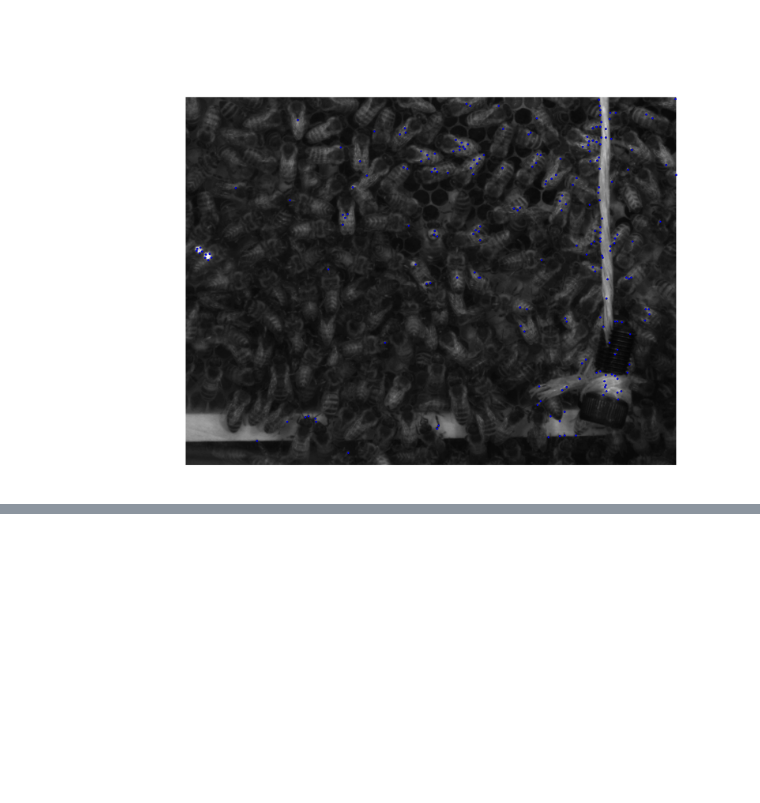
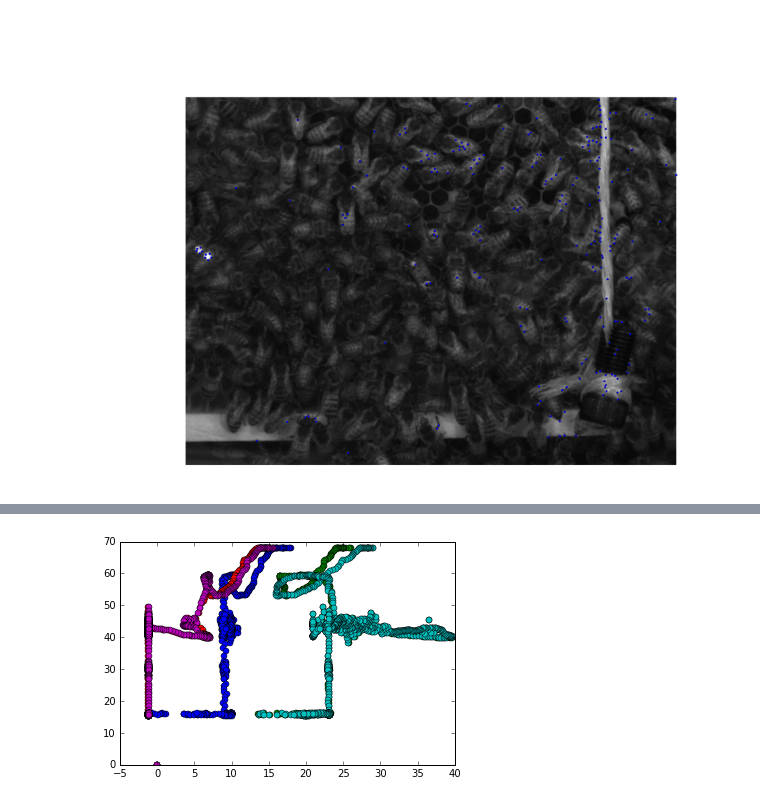
Before and after one commit to justayak/computer_vision_ws2015, a Jupyter notebook: u06/lucas-kanade.ipynb, the cells around one changed output, grey strips where cells are left out. Saved outputs shown, nothing was run; the diff lists cells and outputs as text; code cells hidden in the pictures; blank space fills up the shorter version.

```diff
--- a/u06/lukas-kanade.ipynb
+++ b/u06/lucas-kanade.ipynb
@@ -74,0 +156,11 @@ for i in range(1, until):
+# %%
+for i in range(0, 5):
+    x = X_c[:,i]
+    y = Y_c[:,j]
+    plt.plot(x,y, 'o')
+
+
+#plt.axis('off')
+plt.show()
+# %% [output]
+[figure, added]
```
Also changed, not shown: parts of 4 cells of this notebook.
